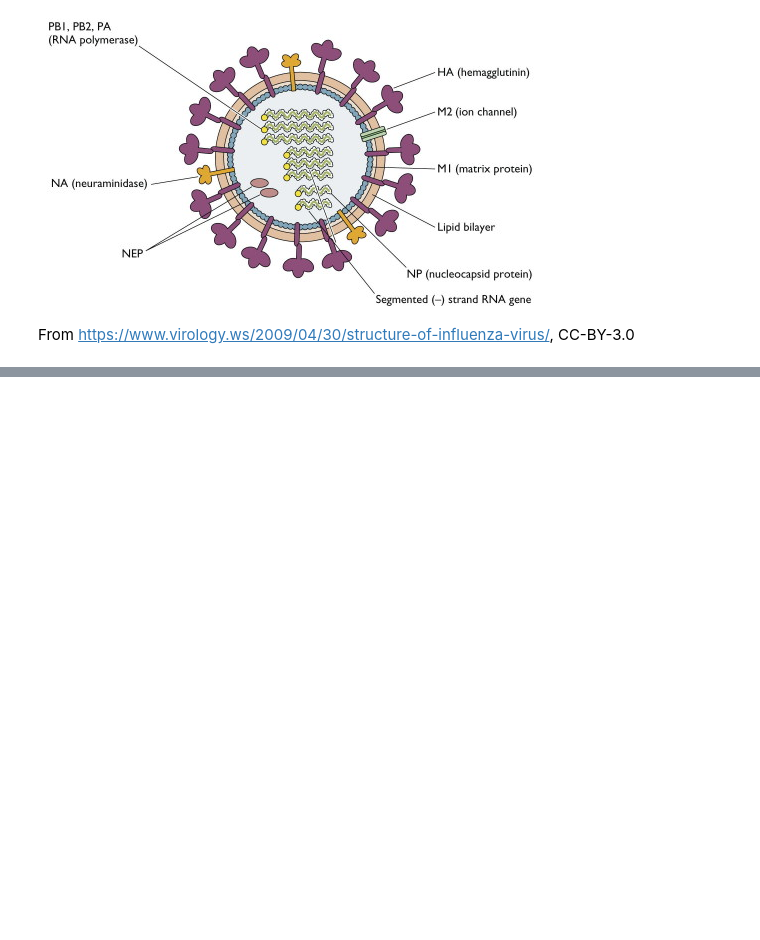
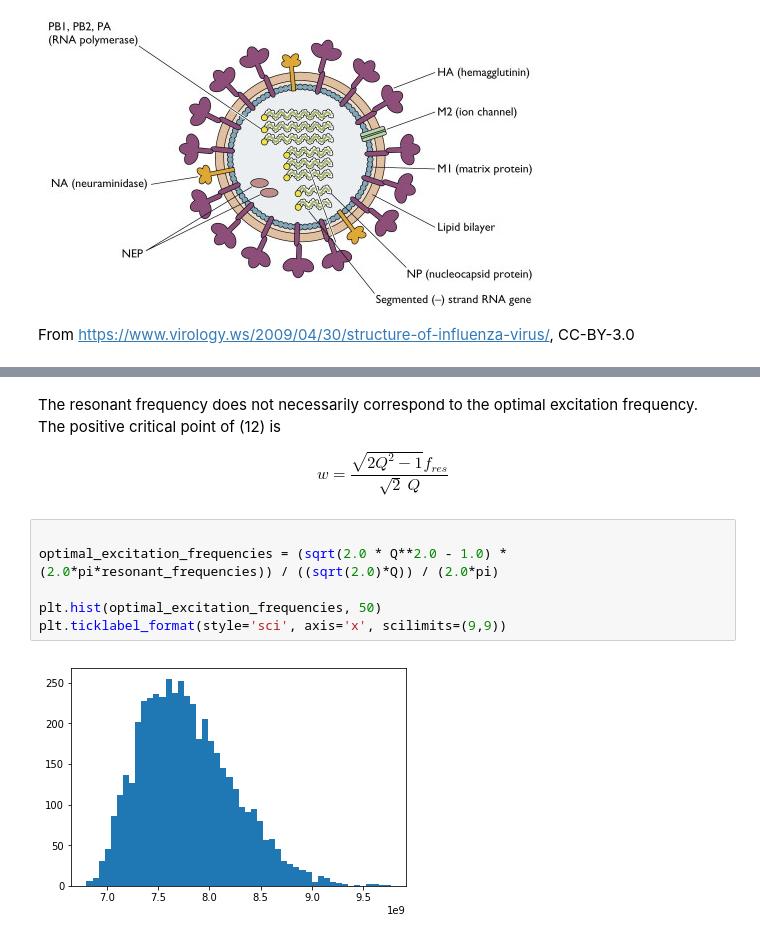
Before and after one commit to 0xDBFB7/covidinator, a Jupyter notebook: documents/biology.ipynb, the cells around one changed output, grey strips where cells are left out. Drawn from its saved outputs; the diff is of its cells as text; blank space fills up the shorter version.

```diff
--- a/documents/biology.ipynb
+++ b/documents/biology.ipynb
@@ -335,0 +374,12 @@ plt.hist(thresholds, 50)
+# %% [markdown]
+The resonant frequency does not necessarily correspond to the optimal excitation frequency. The positive critical point of (12) is
+
+$$w = \frac{\sqrt{2 Q^2 - 1} f_{res}}{\sqrt{2} \ Q}$$
+# %%
+
+optimal_excitation_frequencies = (sqrt(2.0 * Q**2.0 - 1.0) * (2.0*pi*resonant_frequencies)) / ((sqrt(2.0)*Q)) / (2.0*pi)
+
+plt.hist(optimal_excitation_frequencies, 50)
+plt.ticklabel_format(style='sci', axis='x', scilimits=(9,9))
+# %% [output]
+[figure, added]
```
Also changed, not shown: parts of 18 cells of this notebook, 10 other files.
